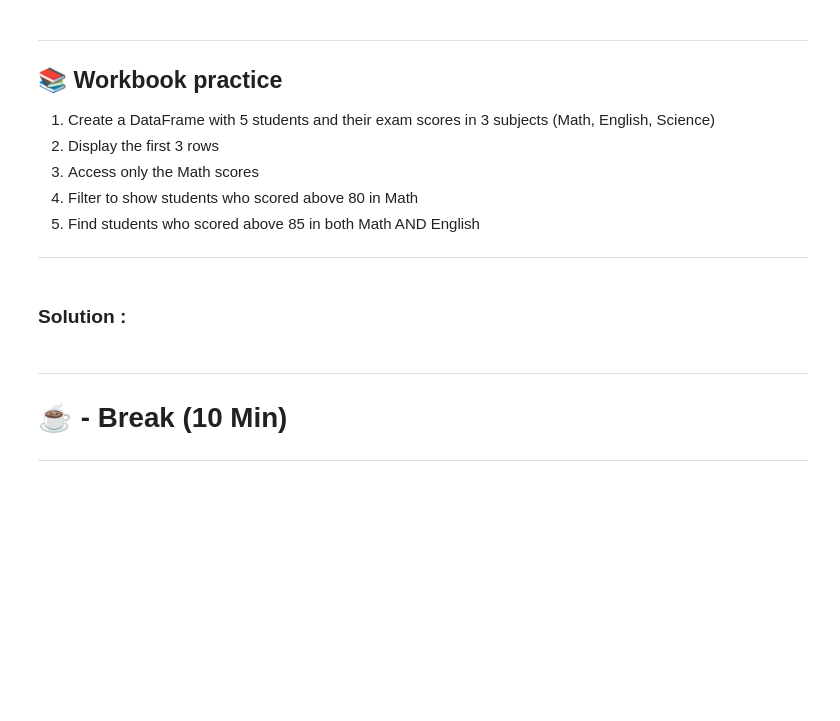
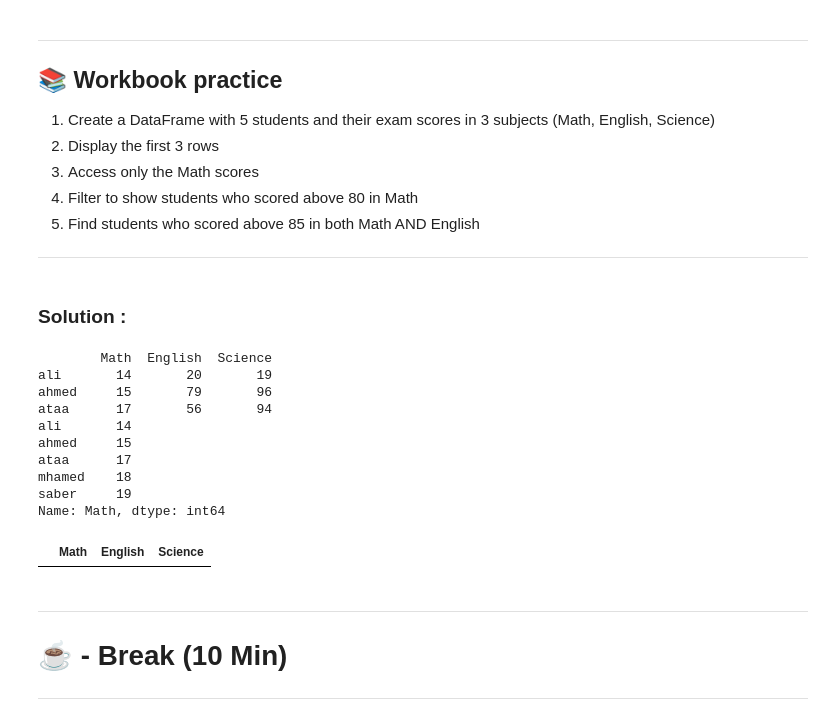
Before and after one commit to katibhakiim/python-workshop-basics, a Jupyter notebook: python_workshop_basics_2.ipynb, the cells around one changed output. Saved outputs shown, nothing was run; the diff lists cells and outputs as text; code cells hidden in the pictures; blank space fills up the shorter version.

```diff
--- a/python_workshop_basics_2.ipynb
+++ b/python_workshop_basics_2.ipynb
@@ -393,34 +393,46 @@ df[(df['Age'] < 30) | (df['Score'] > 90)]  # | means OR
 # %%
 # import library  pandas
 
 import pandas as pd
 
 # create Dataframe with with 5 students and their exam scores in 3 subjects (math , english , science)
 
-data = pd.Dataframe({
-    "Math" : [ 14,15 ,17 ,18 ,19]
-    "English" : [ 20, 9, 6,4 ,]
-    "Science" : [19 , 6, 4, 9,14]
+data = pd.DataFrame({
+    "Math" : [ 14,15 ,17 ,18 ,19] ,
+    "English" : [ 20, 79, 56,48 , 96] ,
+    "Science" : [19 , 96, 94, 99,14]
 } , index= ["ali" , "ahmed " , "ataa" ,"mhamed" ,"saber"  ] )
 
 # three row
 
-data.iloc(:3)
+print(data.iloc[:3])
 
 # access the math
 
-data["Math"]
+print (data["Math"])
 
 
 # show the scores above 80
 
 
-data[data["Math"]>80]]
+data[data["Math"]>80]
 
 # find student have scores  above 85 in both English and math
 
 
 data[(data["Math"] > 85) & (data["English"] > 85)]
+# %% [output]
+        Math  English  Science
+ali       14       20       19
+ahmed     15       79       96
+ataa      17       56       94
+ali       14
+ahmed     15
+ataa      17
+mhamed    18
+saber     19
+Name: Math, dtype: int64
+|  | Math | English | Science |
 # %% [markdown]
 ----
 # ☕ - Break (10 Min)
```
Also changed, not shown: parts of 4 cells of this notebook.
